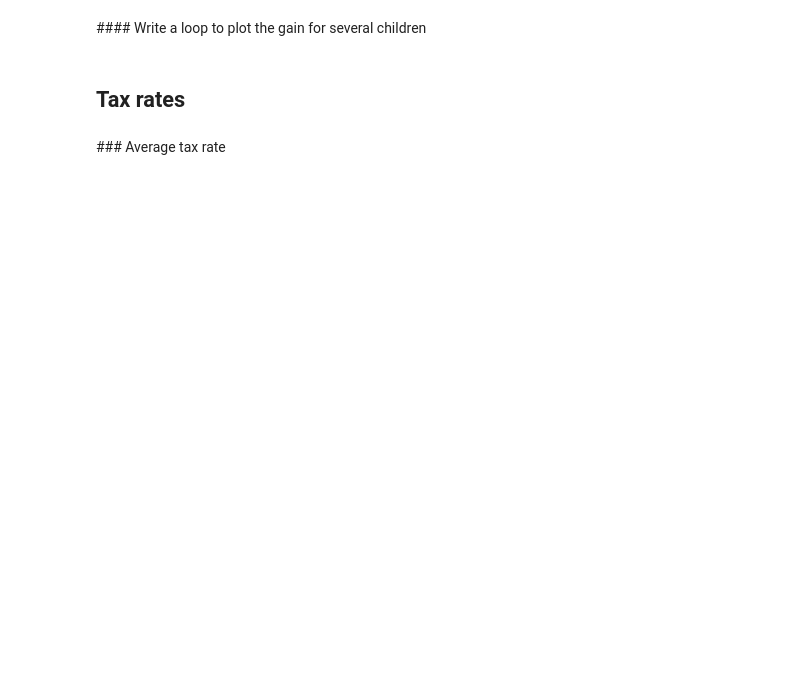
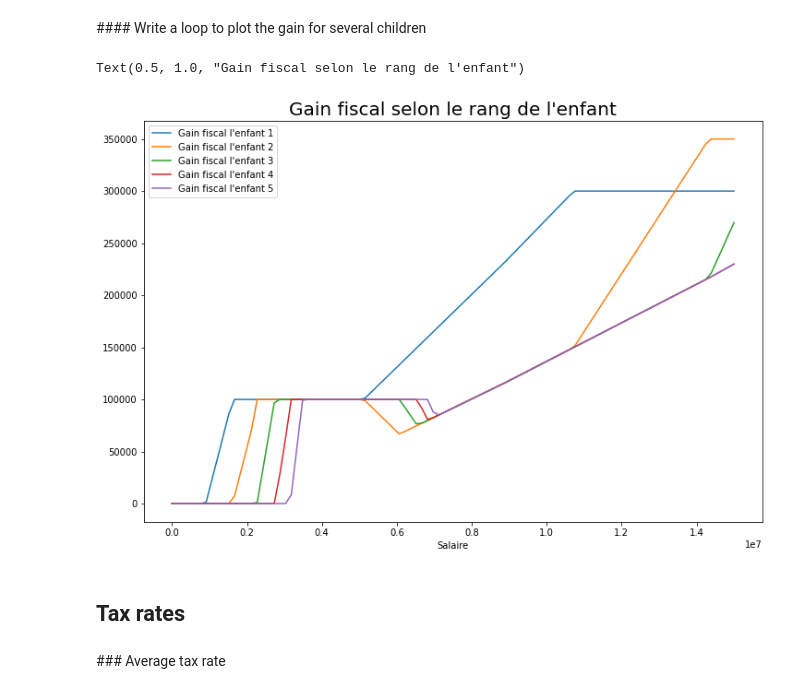
Before and after one commit to benjello/ppd-micro-simulations-and-public-policies, a Jupyter notebook: notebooks/Senegal-student.ipynb, the cells around one changed output. Cells and saved outputs as stored; diff of their text form; code cells hidden in the pictures; blank space fills up the shorter version.

```diff
--- a/notebooks/Senegal-student.ipynb
+++ b/notebooks/Senegal-student.ipynb
@@ -147,8 +304,3 @@ plt.title('0 enfants', fontsize=20)
 ### Application: by how much the tax gain for having a child varies with revenue
 # %% [markdown]
 #### Write the function `tax_gain_varying_revenue` that computes the gain of having a child as a function of the revenue
-# %%
-def tax_gain_varying_revenue(max_salaire = 0, est_marie = False, conjoint_a_des_revenus = False,
-                             nombre_enfants = 0):
-    TODO
-    return salaire, -difference
@@ -155,2 +328,37 @@ def tax_gain_varying_revenue(max_salaire = 0, est_marie = False, conjoint_a_des_
+# %%
+def tax_gain_varying_revenue(max_salaire = 0, est_marie = False, conjoint_a_des_revenus = False,
+                             nombre_enfants = 0):
+    period = '2017'
+    parent1_before = {
+        'est_marie': est_marie,
+        'conjoint_a_des_revenus': conjoint_a_des_revenus,
+        'nombre_enfants': nombre_enfants,
+        }
+    axes = [[
+            {
+                'count': 100,
+                'min': 0,
+                'max': max_salaire,
+                'name': 'salaire',
+                }
+            ]]
+    simulation_before = init_single_entity(
+        tax_benefit_system.new_scenario(),
+        parent1 = parent1_before,
+        axes = axes,
+        period = period,
+        ).new_simulation()
+    salaire = simulation_before.calculate('salaire', period)
+    parent1_after = parent1_before.copy()
+    parent1_after['nombre_enfants'] += 1
+    simulation_after = init_single_entity(
+        tax_benefit_system.new_scenario(),
+        parent1 = parent1_after,
+        period = period,
+        axes = axes,
+        ).new_simulation()
+    tax_increase = simulation_after.calculate('impot_revenus', period) - simulation_before.calculate('impot_revenus', period)
+
+    return salaire, -tax_increase
 # %%
 salaire, gain = tax_gain_varying_revenue(max_salaire = 15e6)
@@ -164,10 +393,15 @@ plt.title('Gain fiscal au 1er enfant', fontsize=20)
 #### Write a loop to plot the gain for several children
 # %%
 plt.figure(figsize=(12, 8))
-TODO
+for nombre_enfants in range(5):
+    salaire, gain = tax_gain_varying_revenue(max_salaire = 15e6, nombre_enfants = nombre_enfants)
+    plt.plot(salaire, gain, label = f"Gain fiscal l'enfant {nombre_enfants + 1}")
 plt.xlabel('Salaire')
 plt.legend()
 plt.title("Gain fiscal selon le rang de l'enfant", fontsize=20)
+# %% [output]
+Text(0.5, 1.0, "Gain fiscal selon le rang de l'enfant")
+[figure, added]
 # %% [markdown]
 ## Tax rates
 # %% [markdown]
```
Also changed, not shown: parts of 35 cells of this notebook, 5 other files.
